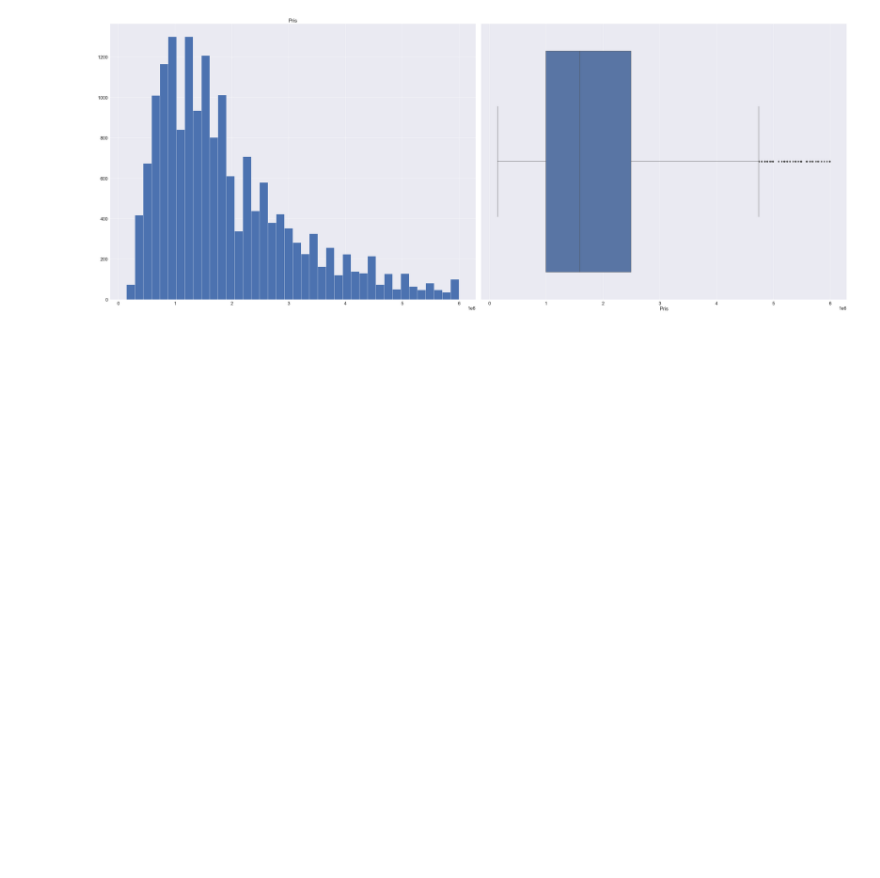
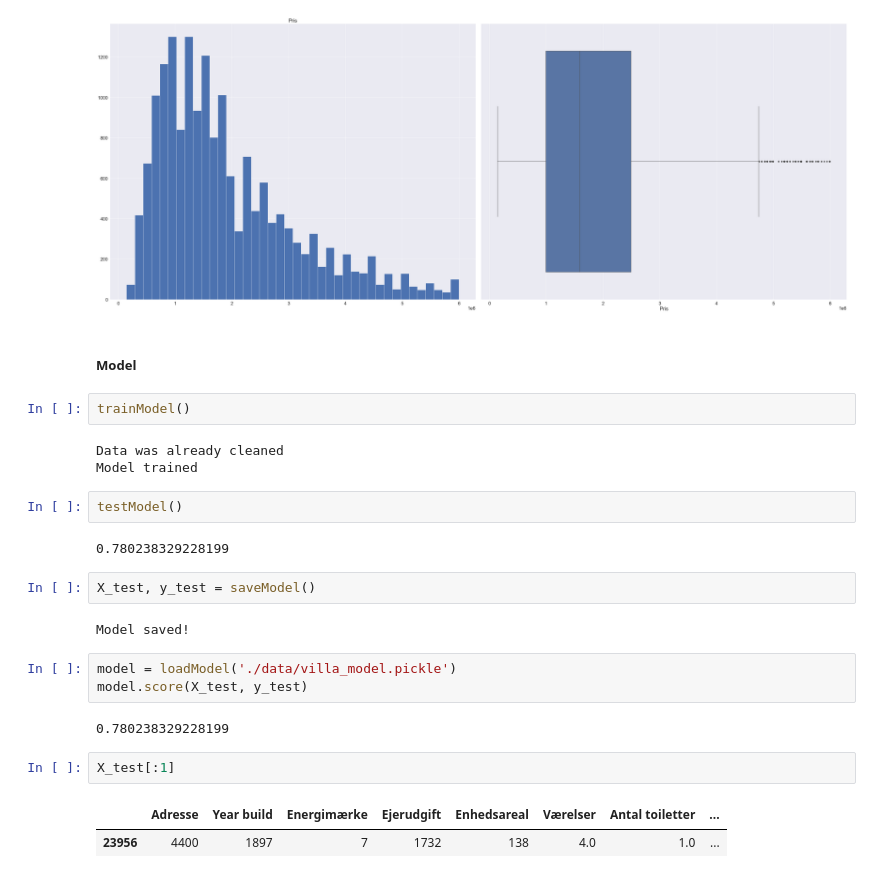
Before and after one commit to casperolesen/python-exam-casper, a Jupyter notebook: villa_presentation.ipynb, the cells around one changed output. Drawn from its saved outputs; the diff is of its cells as text; blank space fills up the shorter version.

Commit message:
added pricemachine + questions for villa

```diff
--- a/villa_presentation.ipynb
+++ b/villa_presentation.ipynb
@@ -77,3 +78,28 @@ sb.boxplot(ax=axes[1], x=data['Pris'])
 plt.tight_layout()
 # %% [output]
 [figure]
+# %% [markdown]
+##### Model
+# %%
+trainModel()
+# %% [output]
+Data was already cleaned
+Model trained
+# %%
+testModel()
+# %% [output]
+0.780238329228199
+# %%
+X_test, y_test = saveModel()
+# %% [output]
+Model saved!
+# %%
+model = loadModel('./data/villa_model.pickle')
+model.score(X_test, y_test)
+# %% [output]
+0.780238329228199
+# %%
+X_test[:1]
+# %% [output]
+|  | Adresse | Year build | Energimærke | Ejerudgift | Enhedsareal | Værelser | Antal toiletter | ... |
+| 23956 | 4400 | 1897 | 7 | 1732 | 138 | 4.0 | 1.0 | ... |
```
Also changed, not shown: parts of 2 cells of this notebook, 7 other files.
